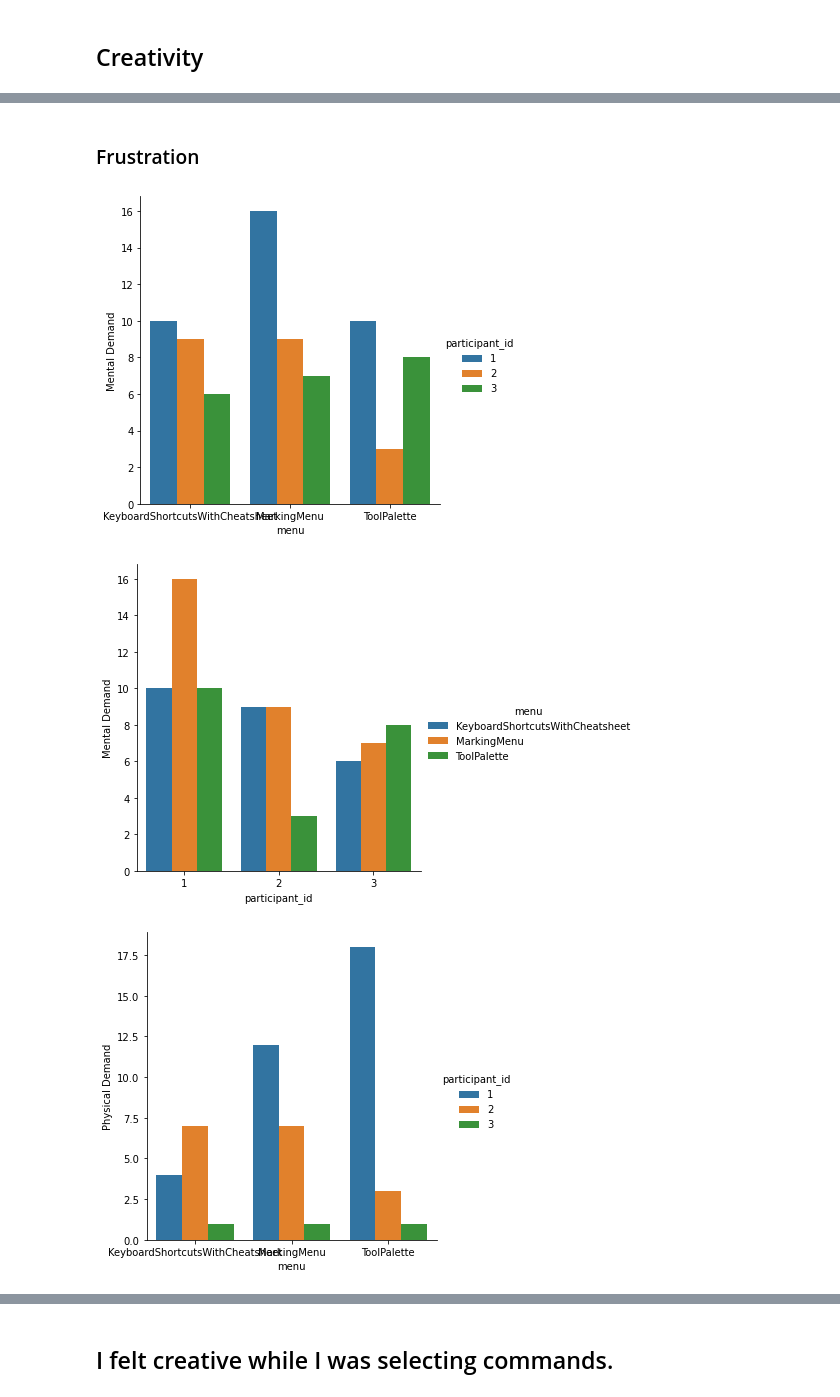
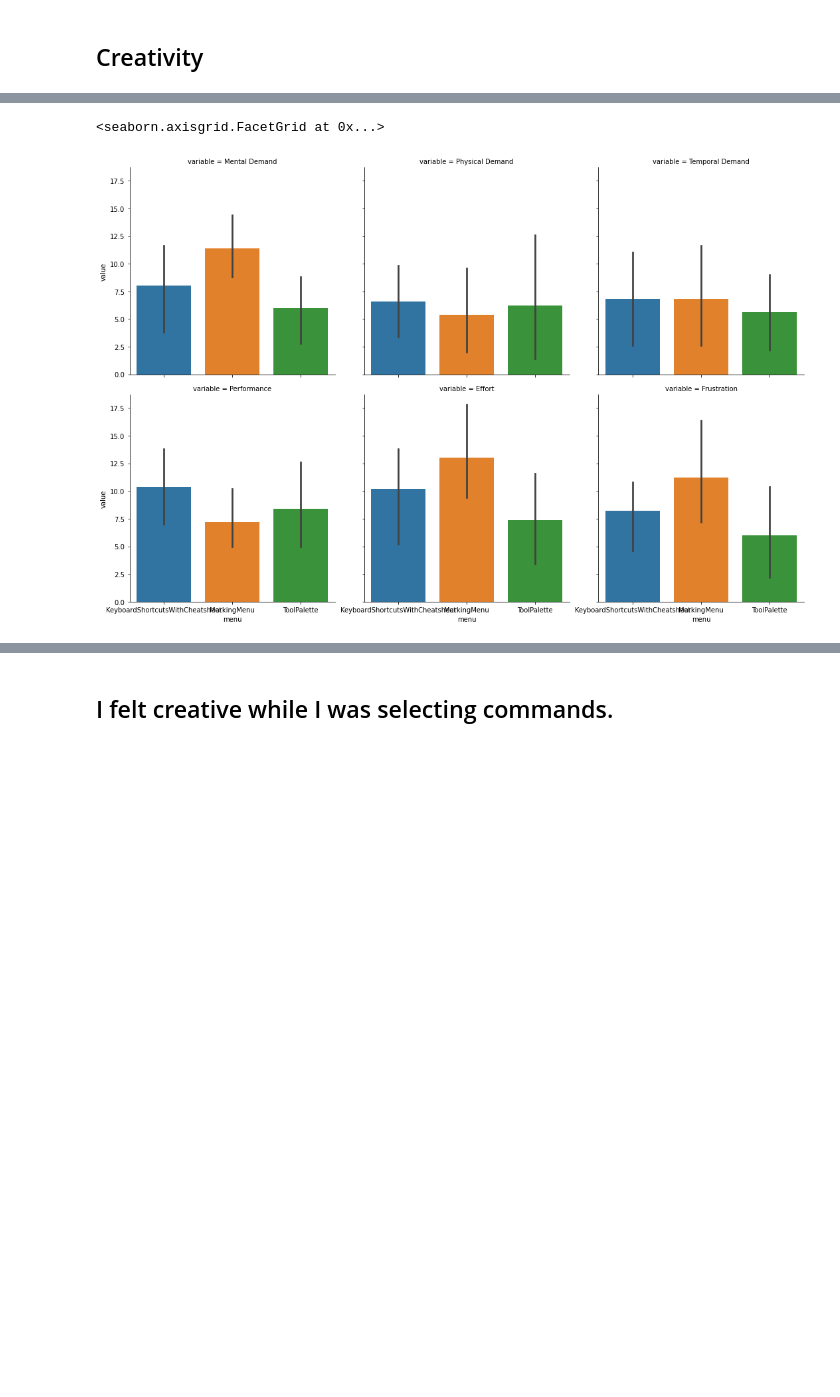
Before and after one commit to blainelewis1/creativity-experiment-2, a Jupyter notebook: analysis/Analysis.ipynb, the cells around one changed output, grey strips where cells are left out. Cells and saved outputs as stored; diff of their text form; code cells hidden in the pictures; blank space fills up the shorter version.

```diff
--- a/analysis/Analysis.ipynb
+++ b/analysis/Analysis.ipynb
@@ -34,5 +35,17 @@ def find_end(x):
             return log['timestamp']
 
     return pd.NA
+
+
+def extract_metadata(x):
+#     print(pd.Series(json.loads(x['metadata'])))
+    d = json.loads(x['metadata'])
+    if 'participant_id' in d:
+        del d['participant_id']
+    return pd.Series(d)
+
+
 df['start'] = df['logs'].map(find_start)
 df['end'] = df['logs'].map(find_end)
+# df = df.apply(find_random_pid, axis=1)
+df = pd.concat([df, df.apply(extract_metadata, axis=1)], axis=1)
@@ -55,3 +52,12 @@ df
+# %%
+def rename_participants(x):
+#     print(x['participant_id'])
+#     print(pd.isna(x['participant_id']))
+
+    if pd.isna(x['participant_id']) or x['participant_id'] == 'unknown':
+        x['participant_id'] = x['participant']
+    return x
+df = df.apply(rename_participants, axis=1)
 # %%
 gdf = df.groupby(['participant_id']).agg({'start' : 'min', 'end' : 'max'}).reset_index()
 gdf['duration'] = gdf['end'] - gdf['start']
@@ -222,4 +258,7 @@ def extract_tlx(row):
         if log['type'] == 'NasaTlx':
             return pd.Series(log['responses'])
 tlx = pd.concat([tlx, tlx.apply(extract_tlx, axis=1)], axis=1)
-tlx
+
+metrics = 'Mental Demand	Physical Demand	Temporal Demand	Performance	Effort	Frustration'.split('	')
+
+melted_tlx = pd.melt(tlx, id_vars=list(set(tlx.columns) - set(metrics)), value_vars=metrics)
@@ -238,8 +265,9 @@ tlx
 # %%
-metrics = 'Mental Demand	Physical Demand	Temporal Demand	Performance	Effort	Frustration'.split('	')
+sns.catplot(data=melted_tlx, kind="bar", x='menu', y='value', col="variable", col_wrap=3)
 
-for metric in metrics:
-    display(Markdown(f'### {metric}'))
-    sns.catplot(data=tlx, kind="bar", x='menu', y=metric, hue='participant_id')
-    sns.catplot(data=tlx, kind="bar", x='participant_id', y=metric, hue='menu')
+
+# for metric in metrics:
+#     display(Markdown(f'### {metric}'))
+#     sns.catplot(data=tlx, kind="bar", x='menu', y=metric)
+# #     sns.catplot(data=tlx, kind="bar", x='participant_id', y=metric, hue='menu')
 # %% [output]
@@ -251,4 +274,2 @@ for metric in metrics:
-### Frustration
+<seaborn.axisgrid.FacetGrid at 0x...>
-[figure, old version]
+[figure, new version]
-[figure, removed]
-[figure, removed]
```
Also changed, not shown: parts of 27 cells of this notebook, 8 other files.
